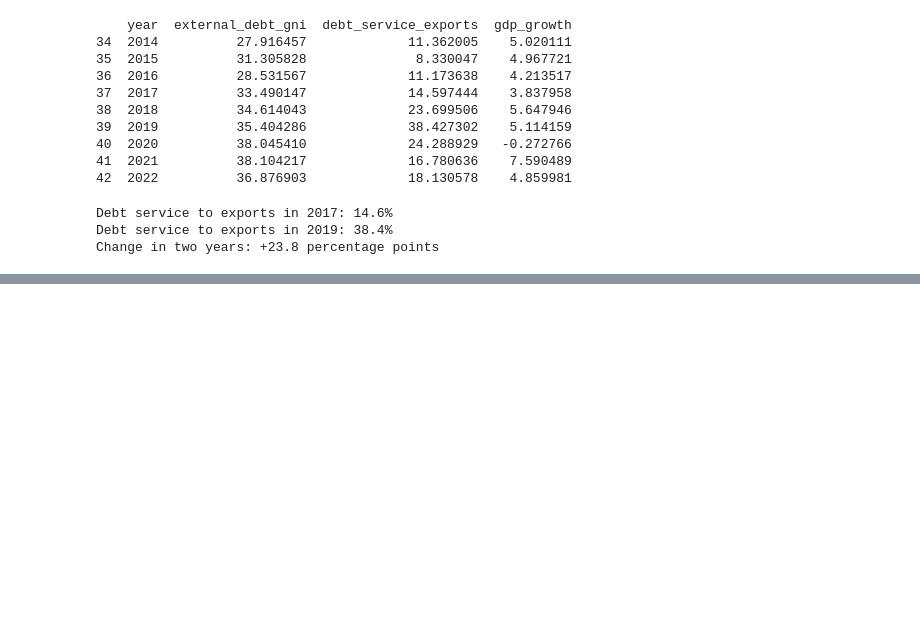
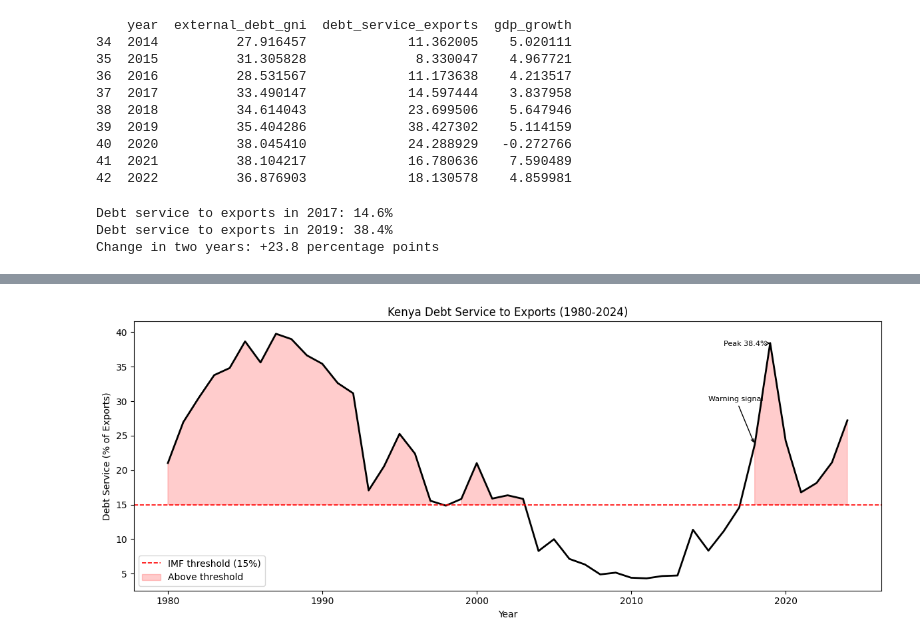
Before and after one commit to Loreenatenge/kenya-debt-crisis-analysis, a Jupyter notebook: notebooks/kenya-debt-analysis.ipynb, the cells around one changed output, grey strips where cells are left out. Cells and saved outputs as stored; diff of their text form; code cells hidden in the pictures; blank space fills up the shorter version.

```diff
--- a/notebooks/kenya-debt-analysis.ipynb
+++ b/notebooks/kenya-debt-analysis.ipynb
@@ -106,0 +169,31 @@ Change in two years: +23.8 percentage points
+# %%
+fig, ax = plt.subplots(figsize=(12, 5))
+
+ax.plot(df["year"], df["debt_service_exports"], color="black", linewidth=2)
+
+ax.axhline(y=15, color="red", linestyle="--", linewidth=1.2, label="IMF threshold (15%)")
+
+ax.fill_between(df["year"], df["debt_service_exports"], 15,
+                where=(df["debt_service_exports"] > 15),
+                alpha=0.2, color="red", label="Above threshold")
+
+ax.annotate("Warning signal",
+            xy=(2018, 23.7),
+            xytext=(2015, 30),
+            arrowprops=dict(arrowstyle="->", color="black"),
+            fontsize=8)
+
+ax.annotate("Peak 38.4%",
+            xy=(2019, 38.4),
+            xytext=(2016, 38),
+            arrowprops=dict(arrowstyle="->", color="black"),
+            fontsize=8)
+
+ax.set_title("Kenya Debt Service to Exports (1980-2024)")
+ax.set_xlabel("Year")
+ax.set_ylabel("Debt Service (% of Exports)")
+ax.legend()
+plt.tight_layout()
+plt.show()
+# %% [output]
+[figure, added]
```
Also changed, not shown: parts of 3 cells of this notebook.
